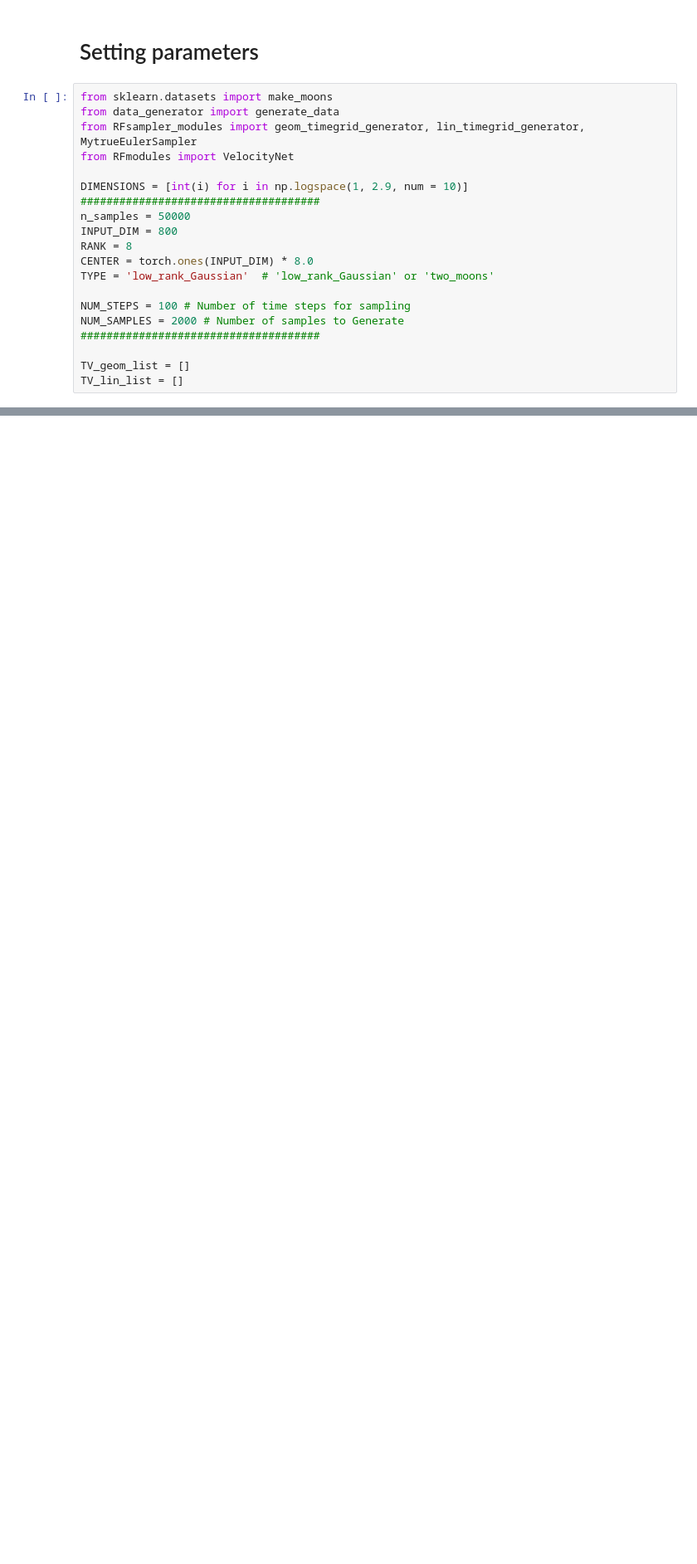
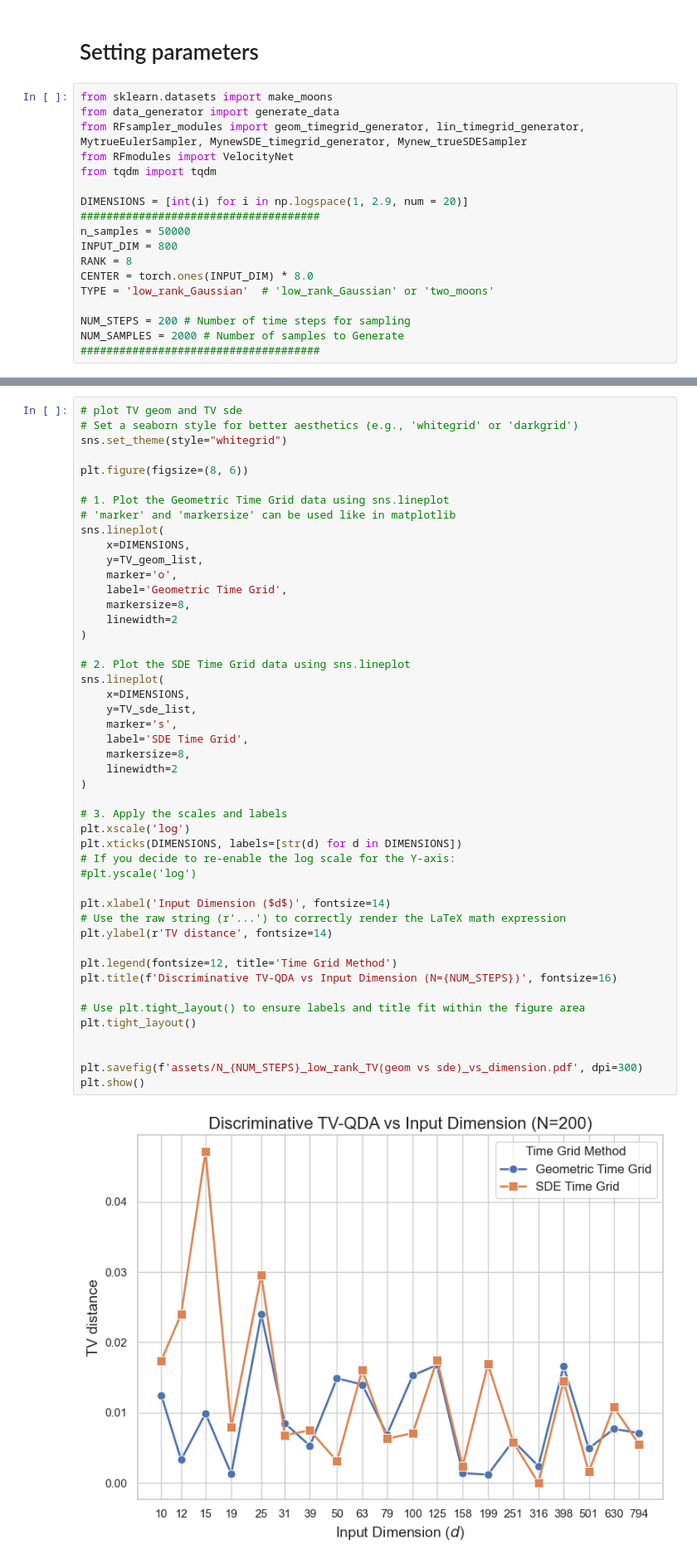
Before and after one commit to roysaptaumich/Low-dim-RF, a Jupyter notebook: low_rank_TV_plot.ipynb, the cells around one changed output, grey strips where cells are left out. Shown at 83% size. Cells and saved outputs as stored; diff of their text form; blank space fills up the shorter version.

```diff
--- a/low_rank_TV_plot.ipynb
+++ b/low_rank_TV_plot.ipynb
@@ -28,10 +29,11 @@ device = torch.device('cuda' if torch.cuda.is_available() else 'cpu')
 # %%
 from sklearn.datasets import make_moons
 from data_generator import generate_data
-from RFsampler_modules import geom_timegrid_generator, lin_timegrid_generator, MytrueEulerSampler
+from RFsampler_modules import geom_timegrid_generator, lin_timegrid_generator, MytrueEulerSampler, MynewSDE_timegrid_generator, Mynew_trueSDESampler
 from RFmodules import VelocityNet
+from tqdm import tqdm
 
-DIMENSIONS = [int(i) for i in np.logspace(1, 2.9, num = 10)]
+DIMENSIONS = [int(i) for i in np.logspace(1, 2.9, num = 20)]
 #####################################
 n_samples = 50000
 INPUT_DIM = 800
@@ -39,10 +41,7 @@ RANK = 8
 CENTER = torch.ones(INPUT_DIM) * 8.0
 TYPE = 'low_rank_Gaussian'  # 'low_rank_Gaussian' or 'two_moons'
 
-NUM_STEPS = 100 # Number of time steps for sampling
+NUM_STEPS = 200 # Number of time steps for sampling
 NUM_SAMPLES = 2000 # Number of samples to Generate
 #####################################
-
-TV_geom_list = []
-TV_lin_list = []
 # %%
@@ -167,3 +202,52 @@ plt.show()
+# %%
+# plot TV geom and TV sde
+# Set a seaborn style for better aesthetics (e.g., 'whitegrid' or 'darkgrid')
+sns.set_theme(style="whitegrid")
+
+plt.figure(figsize=(8, 6))
+
+# 1. Plot the Geometric Time Grid data using sns.lineplot
+# 'marker' and 'markersize' can be used like in matplotlib
+sns.lineplot(
+    x=DIMENSIONS,
+    y=TV_geom_list,
+    marker='o',
+    label='Geometric Time Grid',
+    markersize=8,
+    linewidth=2
+)
+
+# 2. Plot the SDE Time Grid data using sns.lineplot
+sns.lineplot(
+    x=DIMENSIONS,
+    y=TV_sde_list,
+    marker='s',
+    label='SDE Time Grid',
+    markersize=8,
+    linewidth=2
+)
+
+# 3. Apply the scales and labels
+plt.xscale('log')
+plt.xticks(DIMENSIONS, labels=[str(d) for d in DIMENSIONS])
+# If you decide to re-enable the log scale for the Y-axis:
+#plt.yscale('log')
+
+plt.xlabel('Input Dimension ($d$)', fontsize=14)
+# Use the raw string (r'...') to correctly render the LaTeX math expression
+plt.ylabel(r'TV distance', fontsize=14)
+
+plt.legend(fontsize=12, title='Time Grid Method')
+plt.title(f'Discriminative TV-QDA vs Input Dimension (N={NUM_STEPS})', fontsize=16)
+
+# Use plt.tight_layout() to ensure labels and title fit within the figure area
+plt.tight_layout()
+
+
+plt.savefig(f'assets/N_{NUM_STEPS}_low_rank_TV(geom vs sde)_vs_dimension.pdf', dpi=300)
+plt.show()
+# %% [output]
+[figure, added]
 # %% [markdown]
 # Plotting KL distance
 # %%
```
Also changed, not shown: parts of 5 cells of this notebook, 3 other files.
